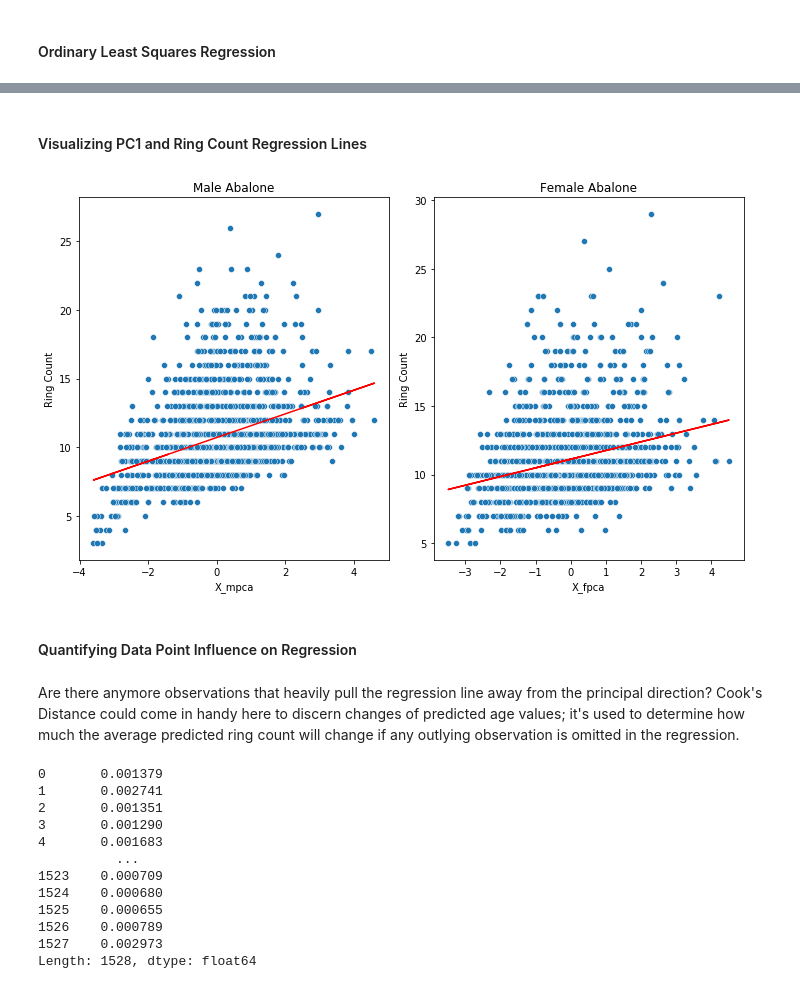
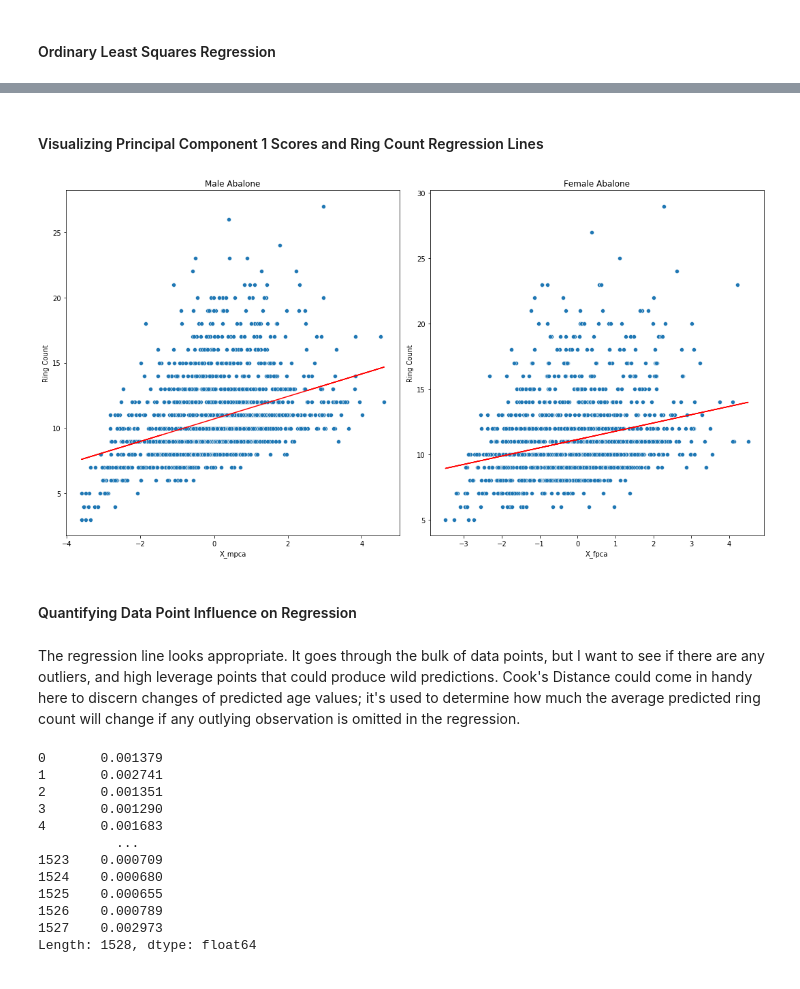
Before and after one commit to thokieu/Abalone-Regression, a Jupyter notebook: Workbook.ipynb, the cells around one changed output, grey strips where cells are left out. Cells and saved outputs as stored; diff of their text form; code cells hidden in the pictures.

Commit message:
Regression Coeff. Est. Correction

```diff
--- a/Workbook.ipynb
+++ b/Workbook.ipynb
@@ -642,7 +635,7 @@ array([[ 0.19576651,  0.73777408, -0.61542303, -0.1965181 ],
 # %%
 # Rerepresenting the original data set by a reduced linear combination equivalent based on the first Principal Component acting as the scalar weights multiplied with the predictor variables.
-X_fpca = pd.Series(eigv_f[:, 0] @ z_fpca.T)
-X_mpca = pd.Series(eigv_m[:, 0] @ z_mpca.T)
+X_fpca = pd.Series(z_fpca @ eigv_f[:, 0])
+X_mpca = pd.Series(z_mpca @ eigv_m[:, 0])
 
 # Create design matrix for OLS regression.
 X_mreg = pd.DataFrame(index = X_mpca.index, columns = ['Ones', 'X_mpca'])
@@ -657,5 +650,5 @@ X_freg['Ones'] = 1
 X_mreg['X_mpca'] = X_mpca.astype(float).to_numpy()
 X_freg['X_fpca'] = X_fpca.astype(float).to_numpy()
 
-display(X_mreg, X_freg)
+display("Male Design Matrix", X_mreg, "Female Design Matrix", X_freg)
 # %% [output]
@@ -711,31 +708,32 @@ dtype: float64
 # %% [markdown]
-#### Visualizing PC1 and Ring Count Regression Lines
+#### Visualizing Principal Component 1 Scores and Ring Count Regression Lines
 # %%
 # Visualization of ring count with the first Principal Component as the independent variable.
 red_msp = pd.DataFrame(index = Aba_data_male.index, columns = ['X_mpca', 'Ring Count'])
 red_msp['X_mpca'] = X_mpca
 red_msp['Ring Count'] = Aba_data_male['Ring Count']
 
 red_fsp = pd.DataFrame(index = Aba_data_female.index, columns = ['X_fpca', 'Ring Count'])
 red_fsp['X_fpca'] = X_fpca
 red_fsp['Ring Count'] = Aba_data_female['Ring Count']
 
-fig, axs = plt.subplots(1, 2, figsize = (10, 6))
+fig, axs = plt.subplots(1, 2, figsize = (15, 8))
 
 sns.scatterplot(data = red_msp, x = 'X_mpca', y = 'Ring Count', ax = axs[0]).set_title('Male Abalone')
 sns.scatterplot(data = red_fsp, x = 'X_fpca', y = 'Ring Count', ax = axs[1]).set_title('Female Abalone')
 
 axs[0].plot(red_msp['X_mpca'], beta_hatm[0] + beta_hatm[1]*red_msp['X_mpca'], color = 'r')
 axs[1].plot(red_fsp['X_fpca'], beta_hatf[0] + beta_hatf[1]*red_fsp['X_fpca'], color = 'r')
 
 plt.tight_layout()
 plt.show()
 # %% [output]
-[figure, old version]
+[figure, new version]
 # %% [markdown]
 #### Quantifying Data Point Influence on Regression
 # %% [markdown]
-Are there anymore observations that heavily pull the regression line away from the principal direction? Cook's Distance could come in handy here to discern changes of predicted age values; it's used to determine how much the average predicted ring count will change if any outlying observation is omitted in the regression.
+The regression line looks appropriate. It goes through the bulk of data points, but I want to see if there are any outliers, and high leverage points that could produce wild predictions.
+Cook's Distance could come in handy here to discern changes of predicted age values; it's used to determine how much the average predicted ring count will change if any outlying observation is omitted in the regression.
 # %%
 # Convert standardize design matrix to numpy array for matrix multiplication.
 ckm = X_mreg.to_numpy()
```
Also changed, not shown: parts of 31 cells of this notebook.
